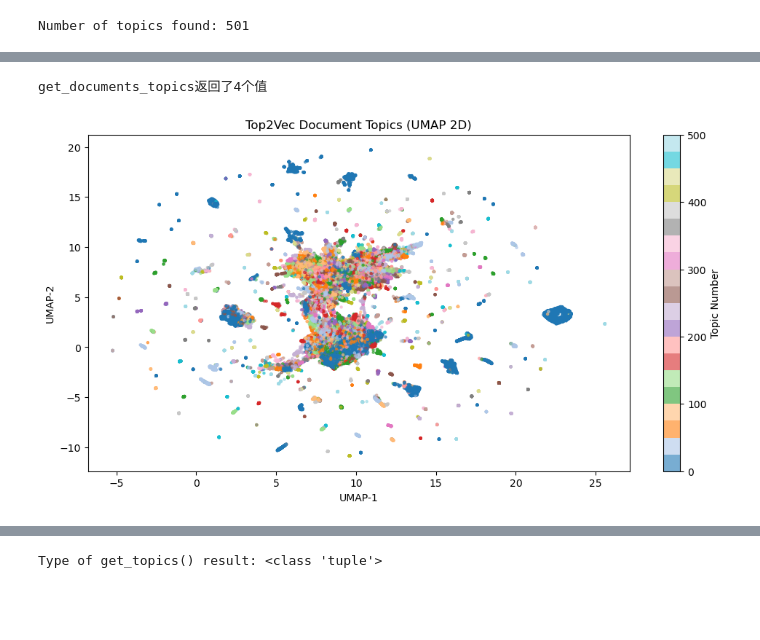
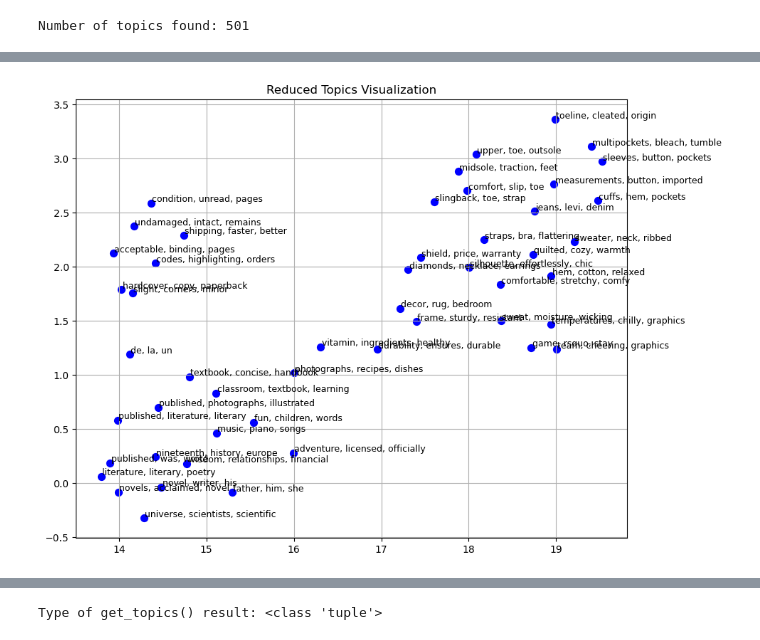
Before and after one commit to FinlyWealth/mds-finly-search, a Jupyter notebook: notebook/eda_cluster_top2vec.ipynb, the cells around one changed output, grey strips where cells are left out. Saved outputs shown, nothing was run; the diff lists cells and outputs as text; code cells hidden in the pictures; blank space fills up the shorter version.

Commit message:
Reduce topics number to 50

```diff
--- a/notebook/eda_cluster_top2vec.ipynb
+++ b/notebook/eda_cluster_top2vec.ipynb
@@ -65,10 +117,8 @@ def get_reduced_topic_keywords(model, num_topics):
 
     return reduced_topic_keywords
 # %%
-# Reduce topics to 100 and retrieve representative keywords
-reduced_keywords = get_reduced_topic_keywords(model, num_topics=100)
+reduced_keywords = get_reduced_topic_keywords(model, num_topics=50, topn=10)
 
-# Print reduced topics and their keywords
 for topic_id, keywords in reduced_keywords.items():
     print(f"Reduced Topic {topic_id}: {', '.join(keywords)}")
 # %% [output]
@@ -109,33 +167,18 @@ for i in range(len(topic_ids)):
 # %%
-# 1. UMAP 降维
-reducer = umap.UMAP(n_neighbors=15, n_components=2, metric='cosine')
-vectors_2d = reducer.fit_transform(model.document_vectors)
+# Step 1: Reduce topics
+hierarchy = model.hierarchical_topic_reduction(num_topics=50)
+reduced_vectors = get_reduced_topic_vectors(model, hierarchy)
 
-# 2. 获取文档主题标签
-doc_ids = list(range(len(model.documents)))
-# 检查get_documents_topics返回的实际值数量
-result = model.get_documents_topics(doc_ids=doc_ids)
-# 根据实际返回值数量进行解包
-if len(result) == 2:
-    topics, scores = result
-elif len(result) == 3:
-    topics, scores, _ = result  # 假设第三个值不需要
-    # 或者：topics, scores, something_else = result  # 如果需要第三个值
-else:
-    # 输出返回的值以便检查
-    print(f"get_documents_topics返回了{len(result)}个值")
-    # 手动分配我们需要的值
-    topics = result[0]  # 假设第一个是主题
-    scores = result[1]  # 假设第二个是分数
+umap_model = umap.UMAP(n_neighbors=15, n_components=2, metric='cosine', random_state=42)
+embedding = umap_model.fit_transform(reduced_vectors)
 
-# 3. 可视化
-plt.figure(figsize=(12, 6))
-scatter = plt.scatter(vectors_2d[:, 0], vectors_2d[:, 1], c=topics, cmap="tab20", s=5, alpha=0.6)
-plt.colorbar(scatter, label="Topic Number")
-plt.title("Top2Vec Document Topics (UMAP 2D)")
-plt.xlabel("UMAP-1")
-plt.ylabel("UMAP-2")
+plt.figure(figsize=(10, 8))
+plt.scatter(embedding[:, 0], embedding[:, 1], c='blue', s=50)
+for i, (x, y) in enumerate(embedding):
+    label = ", ".join(reduced_keywords[i][:3])  # show top 3 words
+    plt.text(x + 0.01, y + 0.01, label, fontsize=9)
+plt.title("Reduced Topics Visualization")
+plt.grid(True)
 plt.show()
 # %% [output]
-get_documents_topics返回了4个值
-[figure, old version]
+[figure, new version]
```
Also changed, not shown: parts of 12 cells of this notebook.
